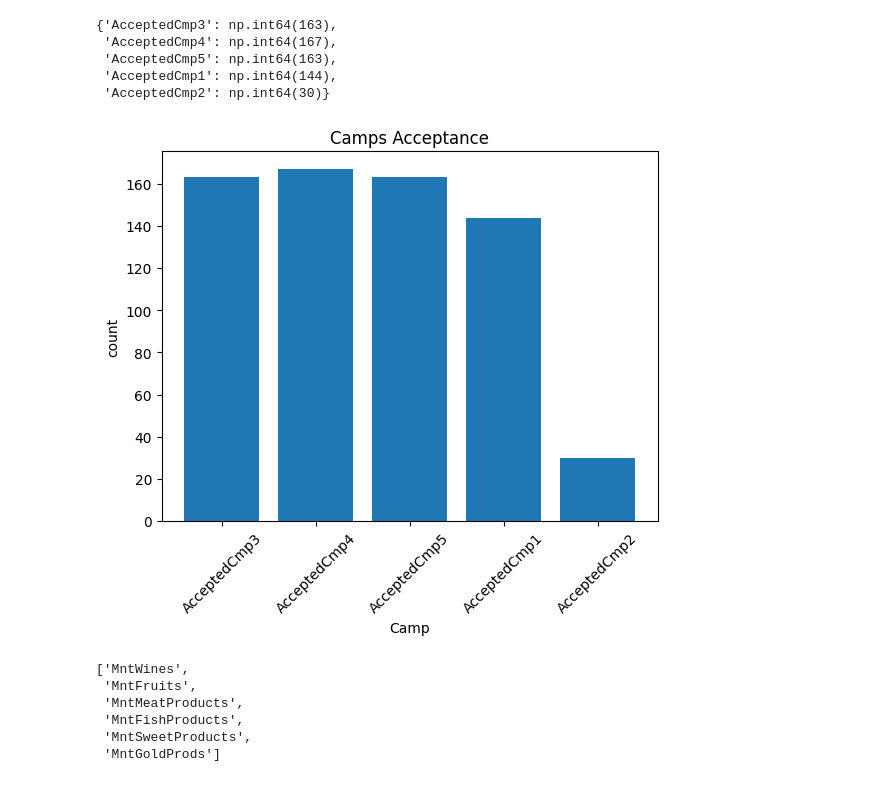
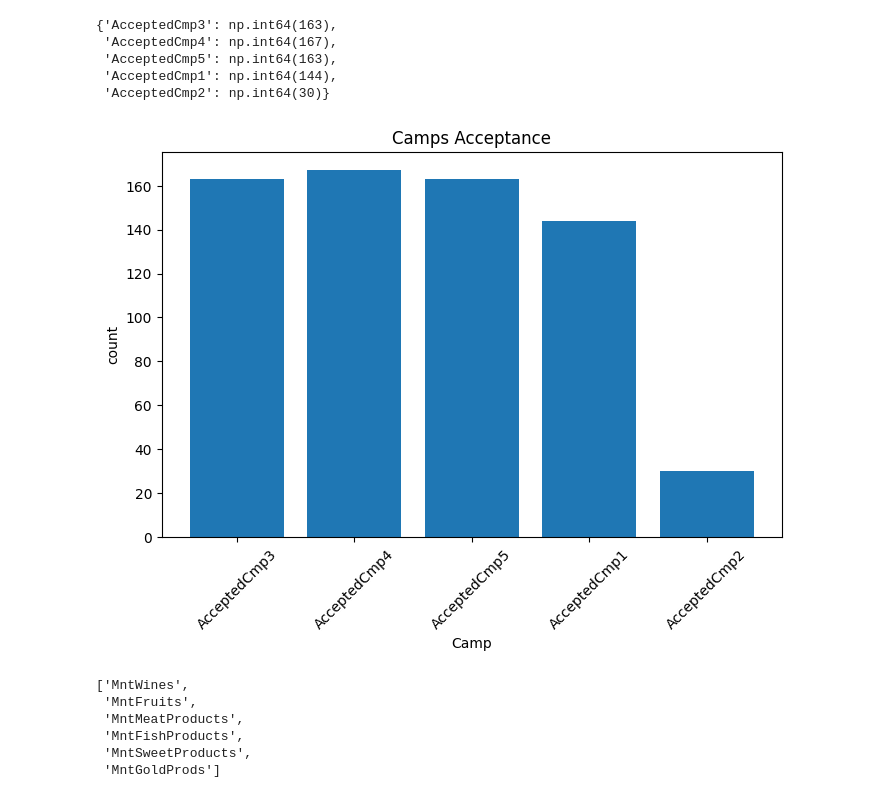
Before and after one commit to Salma-M-H/Customer_Segmentation, a Jupyter notebook: customer_segmentation.ipynb, the cells around one changed output. Drawn from its saved outputs; the diff is of its cells as text; code cells hidden in the pictures.

```diff
--- a/customer_segmentation.ipynb
+++ b/customer_segmentation.ipynb
@@ -293,15 +293,15 @@ accepted_count
  'AcceptedCmp1': np.int64(144),
  'AcceptedCmp2': np.int64(30)}
 # %%
-plt.Figure(figsize=(20, 20))
+plt.figure(figsize=(8,5))
 plt.bar(x=accepted_count.keys(), height=accepted_count.values())
 plt.title('Camps Acceptance')
 plt.ylabel('count')
 plt.xlabel('Camp')
 plt.xticks(rotation=45)
 plt.show()
 # %% [output]
-[figure, old version]
+[figure, new version]
 # %%
 key_word = 'Mnt'
 columns = find_columns(key_word, df)
```
Also changed, not shown: parts of 6 cells of this notebook.
